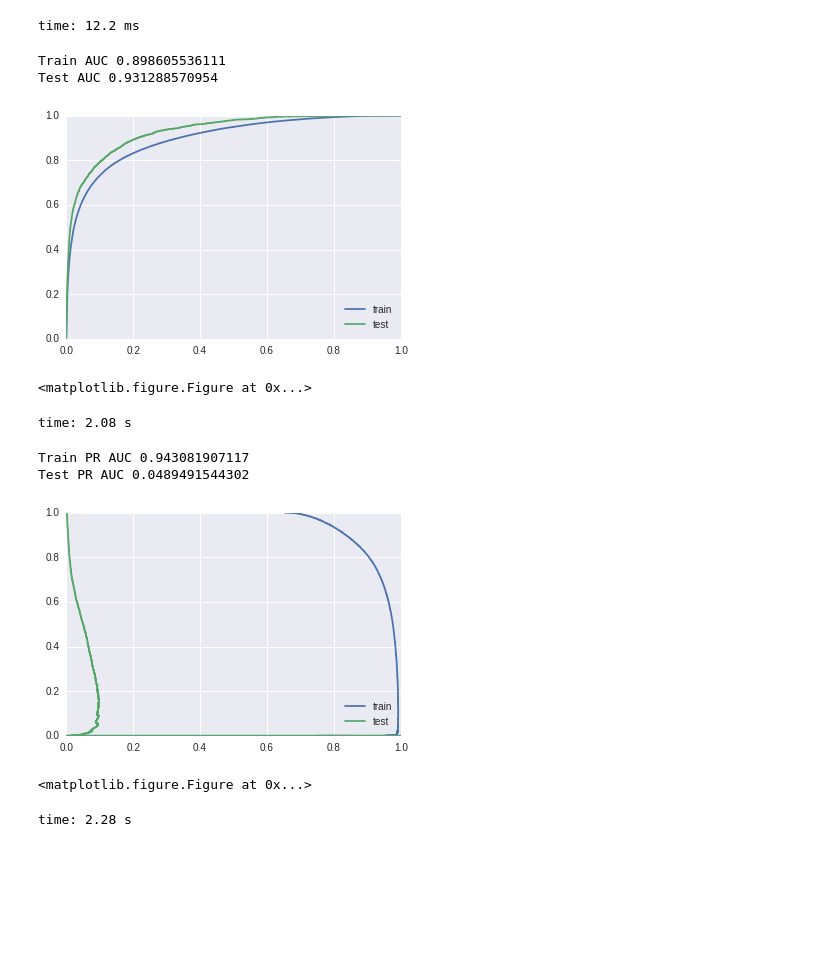
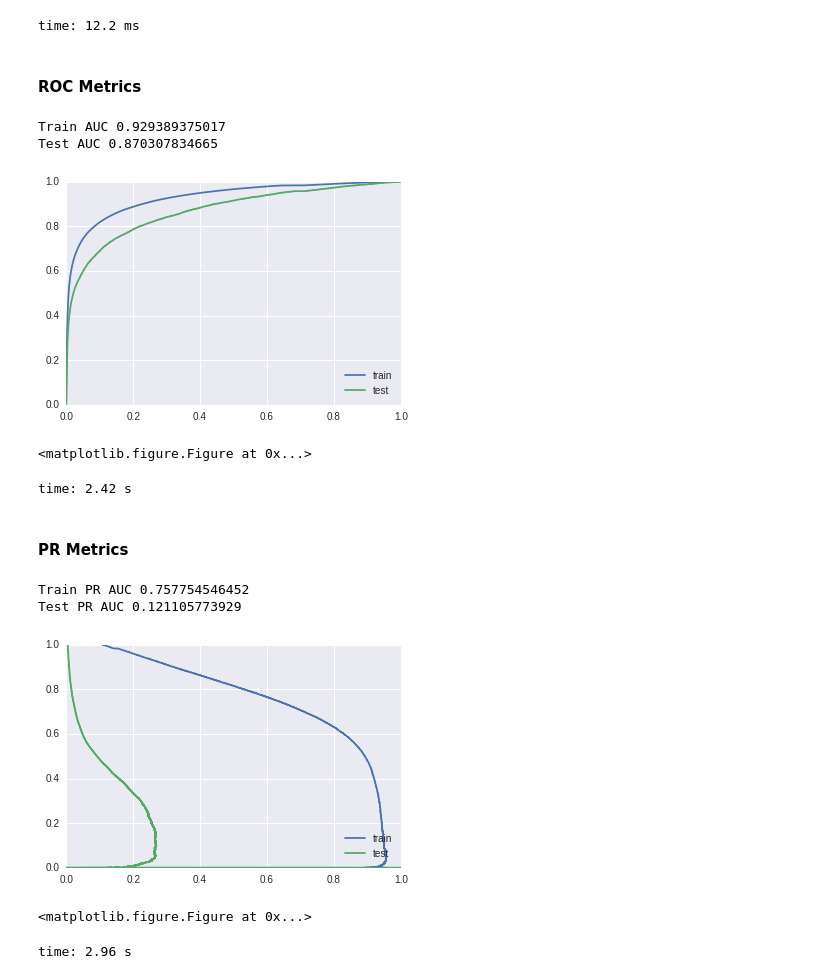
Before and after one commit to akmorrow13/endive, a Jupyter notebook: python/run_kernel_pipeline.ipynb, the cells around one changed output. Drawn from its saved outputs; the diff is of its cells as text; code cells hidden in the pictures; blank space fills up the shorter version.

```diff
--- a/python/run_kernel_pipeline.ipynb
+++ b/python/run_kernel_pipeline.ipynb
@@ -79,4 +69,0 @@ pythonrun.run(kernel_pipeline_config,
-# %%
-y_train_pred = genfromtxt(kernel_pipeline_config["predictionsOutput"] + "/trainPreds.csv", delimiter=",")
-# %%
-y_test_pred = genfromtxt(kernel_pipeline_config["predictionsOutput"] + "/testPreds.csv", delimiter=",")
@@ -83,12 +76,14 @@ y_test_pred = genfromtxt(kernel_pipeline_config["predictionsOutput"] + "/testPre
+# %% [markdown]
+#### ROC Metrics
 # %%
 sys.stdout = notebook_stdout
 sys.stderr = notebook_stderr
-fpr, tpr, thresh = metrics.roc_curve(y_train_pred[:, 0], y_train_pred[:, 1])
-train_auc = metrics.roc_auc_score(y_train_pred[:, 0], y_train_pred[:, 1])
+fpr, tpr, thresh = metrics.roc_curve(y_train, y_train_pred)
+train_auc = metrics.roc_auc_score(y_train, y_train_pred)
 plot(fpr, tpr, label="train")
 
-fpr, tpr, thresh = metrics.roc_curve(y_test_pred[:, 0], y_test_pred[:, 1])
-test_auc = metrics.roc_auc_score(y_test_pred[:, 0], y_test_pred[:, 1])
+fpr, tpr, thresh = metrics.roc_curve(y_test, y_test_pred)
+test_auc = metrics.roc_auc_score(y_test, y_test_pred)
 
 plot(fpr, tpr, label="test")
 
@@ -97,30 +92,32 @@ plt.figure()
 print("Train AUC {0}".format(train_auc))
 print("Test AUC {0}".format(test_auc))
 # %% [output]
-Train AUC 0.898605536111
-Test AUC 0.931288570954
+Train AUC 0.929389375017
+Test AUC 0.870307834665
-[figure, old version]
+[figure, new version]
 <matplotlib.figure.Figure at 0x...>
-time: 2.08 s
+time: 2.42 s
+# %% [markdown]
+#### PR Metrics
 # %%
 sys.stdout = notebook_stdout
 sys.stderr = notebook_stderr
-fpr, tpr, thresh = metrics.precision_recall_curve(y_train_pred[:, 0], y_train_pred[:, 1])
-train_auc = metrics.average_precision_score(y_train_pred[:, 0], y_train_pred[:, 1])
+fpr, tpr, thresh = metrics.precision_recall_curve(y_train, y_train_pred)
+train_auc = metrics.average_precision_score(y_train, y_train_pred)
 plot(fpr, tpr, label="train")
 
-fpr, tpr, thresh = metrics.precision_recall_curve(y_test_pred[:, 0], y_test_pred[:, 1])
-test_auc = metrics.average_precision_score(y_test_pred[:, 0], y_test_pred[:, 1])
+fpr, tpr, thresh = metrics.precision_recall_curve(y_test, y_test_pred)
+test_auc = metrics.average_precision_score(y_test, y_test_pred)
 
 plot(fpr, tpr, label="test")
 
 plt.legend(loc=4)
 plt.figure()
 print("Train PR AUC {0}".format(train_auc))
 print("Test PR AUC {0}".format(test_auc))
 # %% [output]
-Train PR AUC 0.943081907117
-Test PR AUC 0.0489491544302
+Train PR AUC 0.757754546452
+Test PR AUC 0.121105773929
-[figure, old version]
+[figure, new version]
 <matplotlib.figure.Figure at 0x...>
-time: 2.28 s
+time: 2.96 s
```
Also changed, not shown: parts of 7 cells of this notebook, 6 other files.
